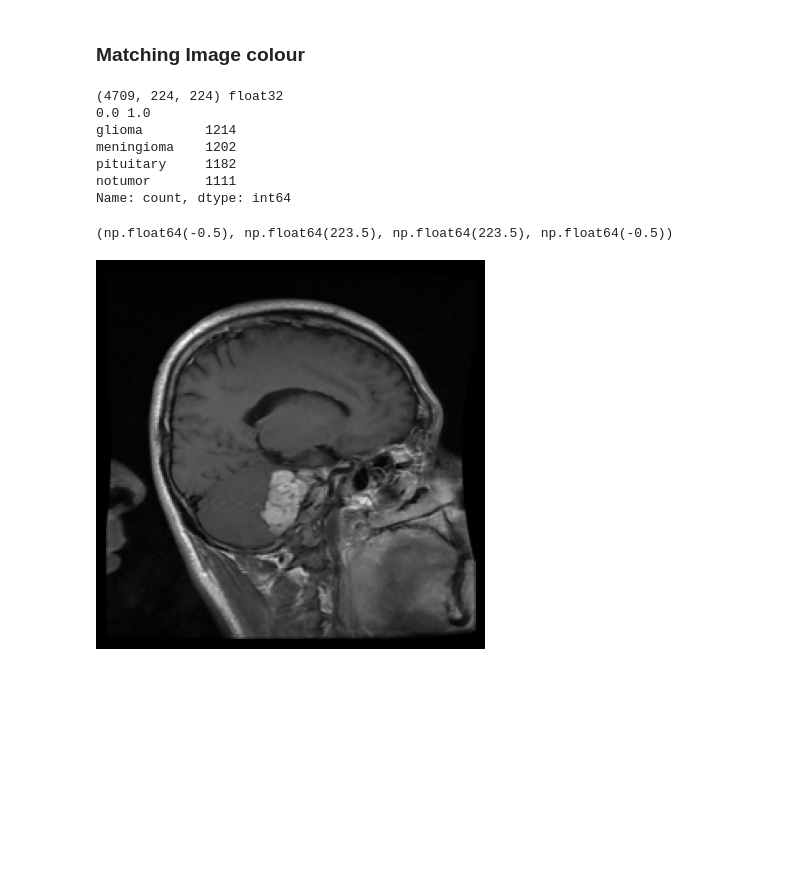
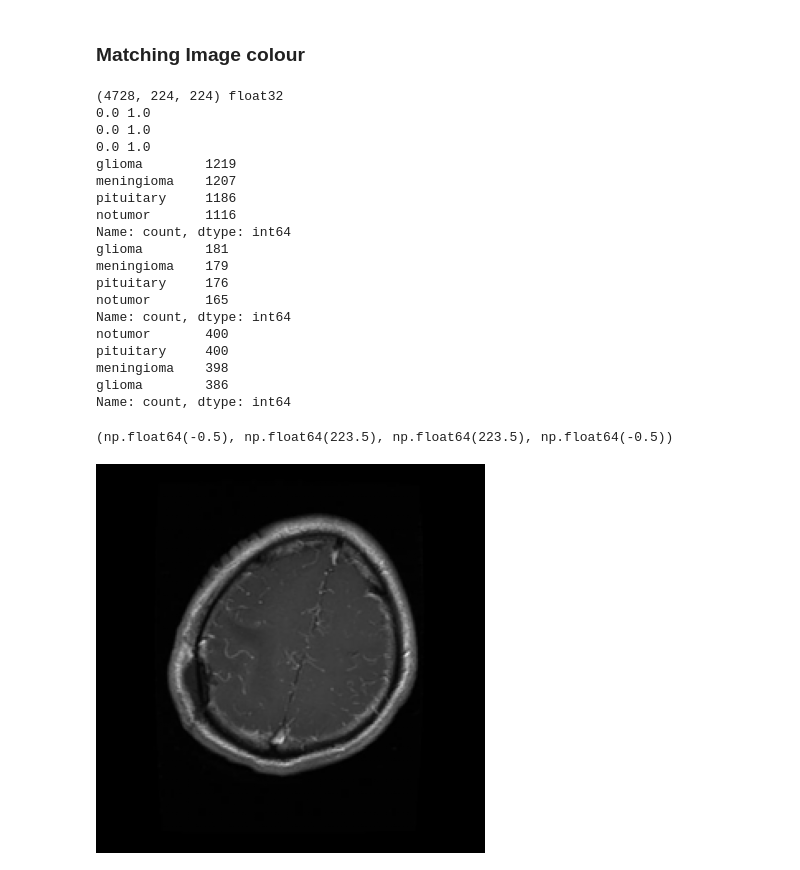
Before and after one commit to WingfungHu/MRIModelBench, a Jupyter notebook: notebooks/Preprocessing_Data.ipynb, the cells around one changed output. Cells and saved outputs as stored; diff of their text form; code cells hidden in the pictures; blank space fills up the shorter version.

Commit message:
finished Naive, Baseline, and data pipline

```diff
--- a/notebooks/Preprocessing_Data.ipynb
+++ b/notebooks/Preprocessing_Data.ipynb
@@ -170,27 +169,48 @@ NOTE:
 it's important to know that the data type in .npz is uint8 and not float 32.
 The normalize function changes the data type.
 """
+def load_split(name):
+    data = np.load(OUT_DIR / f"{name}.npz", allow_pickle=True)
+    return normalize(data["X"]), data["y"]
 def normalize(X):
     X = X.astype(np.float32)
     mins = X.min(axis=(1,2), keepdims=True)
     maxs = X.max(axis=(1,2), keepdims=True)
     return (X - mins) / (maxs - mins + 1e-8)
-data = np.load("../data/processed/train.npz", allow_pickle=True)
-X_train = normalize(data["X"])
-y_train = data["y"]
+
+x_train, y_train = load_split("train")
+x_val, y_val = load_split("val")
+x_test, y_test = load_split("test")
 # %%
-print(X_train.shape, X_train.dtype)                 # (5600, 224, 224) float32
-print(X_train.min(), X_train.max())                 # 0.0 1.0
-print(pd.Series(y_train).value_counts())            # 1400 each
-plt.imshow(X_train[0], cmap="gray")                 # looks like a brain
+print(x_train.shape, x_train.dtype)                 # (4728, 224, 224) float32
+print(x_train.min(), x_train.max())                 # 0.0 1.0
+print(x_val.min(), x_val.max())
+print(x_test.min(), x_test.max())
+print(pd.Series(y_train).value_counts())            # should not be 1400 each
+print(pd.Series(y_val).value_counts())
+print(pd.Series(y_test).value_counts())
+
+plt.imshow(x_train[0], cmap="gray")                 # looks like a brain
 plt.axis("off")
 # %% [output]
-(4709, 224, 224) float32
+(4728, 224, 224) float32
 0.0 1.0
-glioma        1214
-meningioma    1202
-pituitary     1182
-notumor       1111
+0.0 1.0
+0.0 1.0
+glioma        1219
+meningioma    1207
+pituitary     1186
+notumor       1116
 Name: count, dtype: int64
+glioma        181
+meningioma    179
+pituitary     176
+notumor       165
+Name: count, dtype: int64
+notumor       400
+pituitary     400
+meningioma    398
+glioma        386
+Name: count, dtype: int64
 (np.float64(-0.5), np.float64(223.5), np.float64(223.5), np.float64(-0.5))
-[figure, old version]
+[figure, new version]
```
Also changed, not shown: parts of 7 cells of this notebook, 2 other files.
